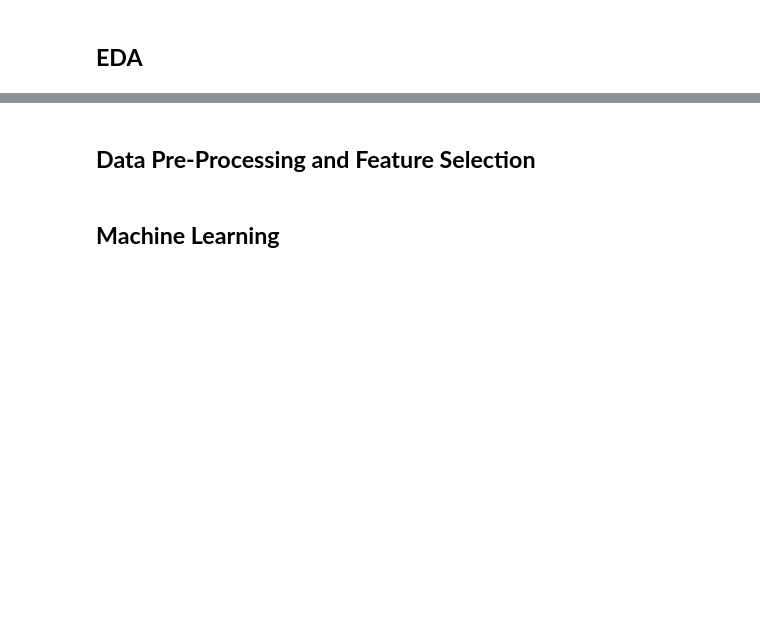
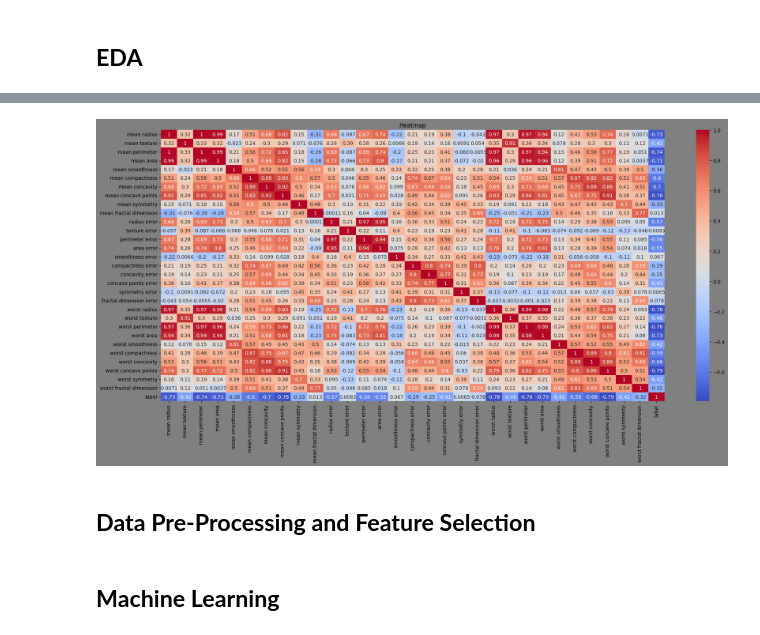
Before and after one commit to hmarathe420/Breast_Cancer_Detection, a Jupyter notebook: Breast_Cancer_Prediction.ipynb, the cells around one changed output, grey strips where cells are left out. Cells and saved outputs as stored; diff of their text form; code cells hidden in the pictures; blank space fills up the shorter version.

```diff
--- a/Breast_Cancer_Prediction.ipynb
+++ b/Breast_Cancer_Prediction.ipynb
@@ -49,3 +169,11 @@ warnings.filterwarnings('ignore')
+# %%
+# Ploting Heatmap to get corelation of each variabel with each other
+plt.figure(figsize = (20,10), facecolor = 'gray')
+sns.heatmap(df.corr(),cmap='coolwarm' ,annot = True)
+plt.title("Heatmap")
+plt.show()
+# %% [output]
+[figure, added]
 # %% [markdown]
 ## **Data Pre-Processing and Feature Selection**
 # %% [markdown]
```
Also changed, not shown: parts of 13 cells of this notebook.
